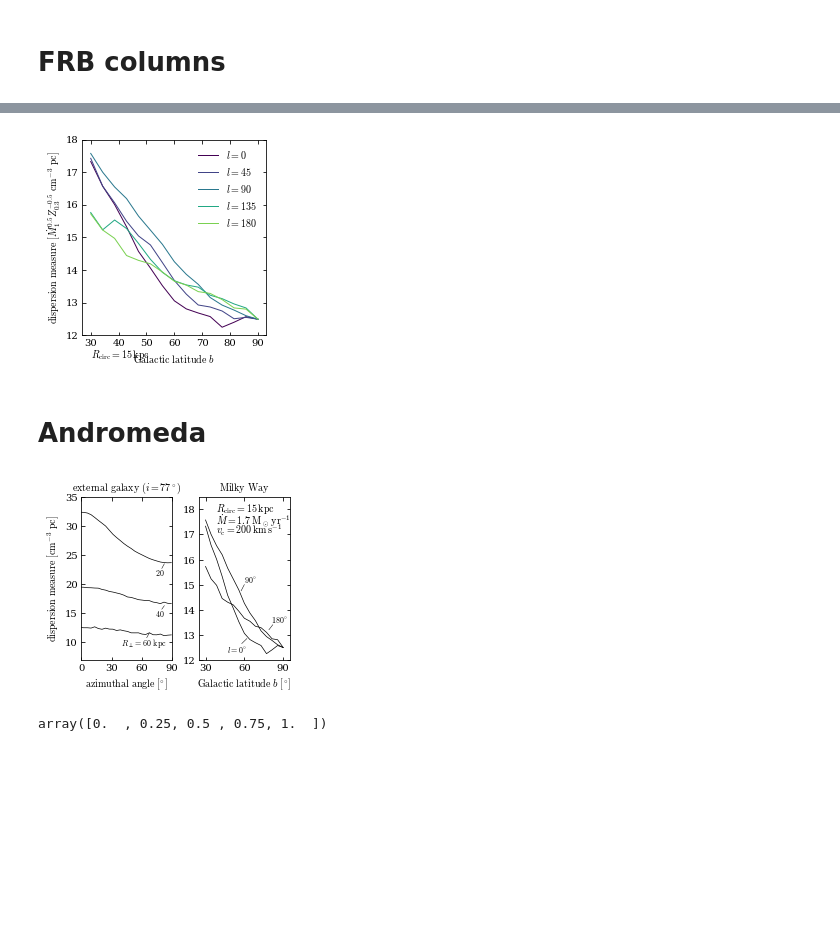
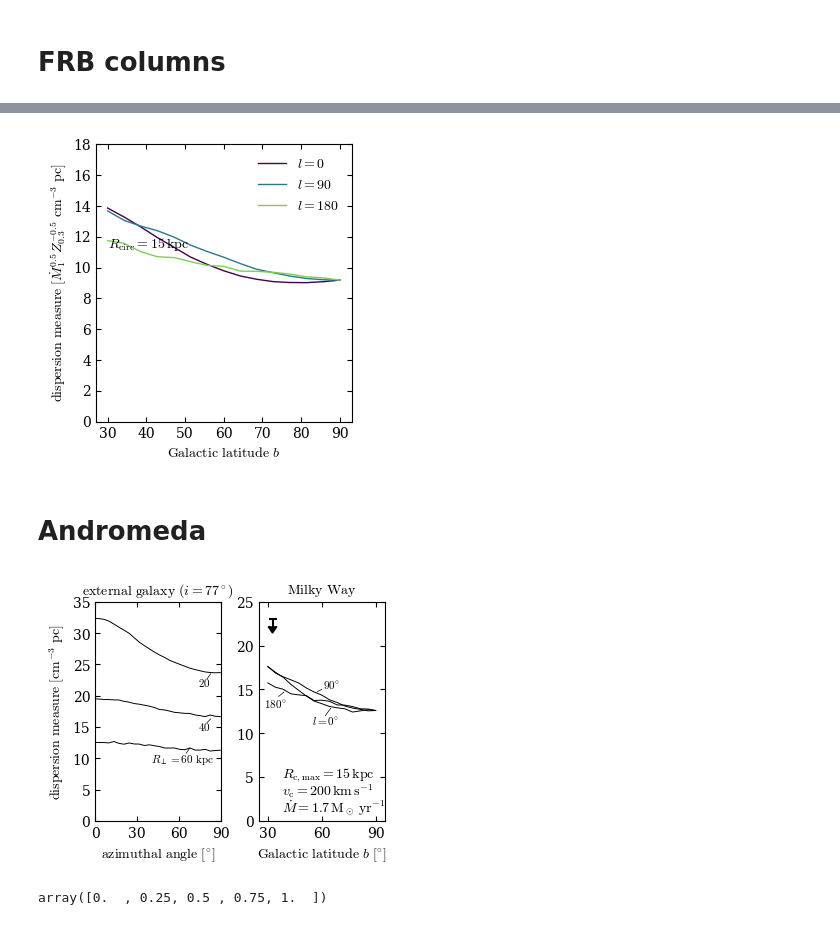
Before and after one commit to JonathanSternAstro/gizmo_analysis, a Jupyter notebook: ipynb/subsonic_solution/observables.ipynb, the cells around one changed output, grey strips where cells are left out. Saved outputs shown, nothing was run; the diff lists cells and outputs as text; code cells hidden in the pictures; blank space fills up the shorter version.

```diff
--- a/ipynb/subsonic_solution/observables.ipynb
+++ b/ipynb/subsonic_solution/observables.ipynb
@@ -306,4 +164,5 @@ yt : [INFO     ] 2023-11-16 10:45:29,163 Making a FITS image of field velocity_x
 # %%
+maskR, maskz = 18,3
 X,Y = emission_weighted_velocity_tuple[:2]
 Xmesh,Ymesh = np.meshgrid(X,Y)
 mask = ~((np.abs(Xmesh)<maskR) & (np.abs(Ymesh)<maskz))
@@ -313,3 +184,13 @@ from projectPlotBasics import *
+# %%
+f = np.load('/Users/jonathanstern/Dropbox/github_repositories/gizmo_analysis/ipynb/subsonic_solution/pyobjs/NGC891_kSZ.npz')
+kSZ, extent = -f['kSZ'],f['extent']
+#kSZ = downsample(kSZ,40) #so pixel size is 100/(1200/40) kpc ~ 3 kpc
+X = np.linspace(extent[0],extent[1],kSZ.shape[0])
+Y = np.linspace(extent[2],extent[3],kSZ.shape[1])
+Xmesh,Ymesh = np.meshgrid(X,Y)
+maskR, maskz = 18,3
+mask = ~((np.abs(Xmesh)<maskR) & (np.abs(Ymesh)<maskz))
+y_tuple = X,Y,kSZ * mask
 # %%
 xrng = 50
 fig = pl.figure(figsize=(fig_width_half,6))
@@ -700,9 +619,10 @@ yt : [INFO     ] 2023-11-22 15:25:27,308 Load this dataset with bounding_box=[[-
 import scipy, scipy.interpolate
 center = np.array([0.,0., 0.])
 sun_offset = np.array([8.,0., 0.])
-max_ray_length = 108
+max_r = 50#100
+max_ray_length = max_r+8
 Npoints = 1000
-dl = ray_length / Npoints
+dl = max_ray_length / Npoints
 start_loc = center+sun_offset
 bs = np.linspace(np.pi/6,np.pi/2,15)
 ls = np.linspace(0,np.pi,5)
@@ -713,12 +633,12 @@ for l in ls[:]:
     for ib,b in enumerate(bs[:]):
         phi,theta = np.pi-l, np.pi/2-b
         unit_vector = np.array([np.sin(theta)*np.cos(phi),np.sin(theta)*np.sin(phi), np.cos(theta)])
-        end_loc = start_loc + ray_length * unit_vector
+        end_loc = start_loc + max_ray_length * unit_vector
         points = np.array([(end_loc - start_loc) / Npoints * i for i in np.arange(Npoints)]) + start_loc
         points_rs = (points**2).sum(axis=1)**0.5
         for isim,ds in enumerate(dss[:1]):
-            interpolated_n_elec = scipy.interpolate.interpn((xs,xs,xs),(n_elec,n_elec2)[isim],points[points_rs<100])
-            interpolated_Ts = scipy.interpolate.interpn((xs,xs,xs),(Ts,Ts2)[isim],points[points_rs<100])
+            interpolated_n_elec = scipy.interpolate.interpn((xs,xs,xs),(n_elec,n_elec2)[isim],points[points_rs<max_r])
+            interpolated_Ts = scipy.interpolate.interpn((xs,xs,xs),(Ts,Ts2)[isim],points[points_rs<max_r])
             DM[isim][l][ib] = (interpolated_n_elec * (interpolated_Ts>1e6)).sum()*dl
 # %%
 pl.figure(figsize=(3.5,3.6))
@@ -727,6 +647,7 @@ pl.subplots_adjust(left=0.17)
 for isim,ds in enumerate(dss[:1]):
     norm = (1.5**0.5,2.7**0.5 * (0.1/0.3)**-0.5)[isim]
     for il,l in enumerate(ls):
+        if il%2==1: continue
         pl.plot(bs/np.pi*180,DM[isim][l]*1000/norm,label=r'$l=%d$'%(l/np.pi*180),
                 lw=(1,0.5)[isim],ls=('-',':')[isim],c=pl.get_cmap('viridis')(il/len(ls)))
 pl.xlabel(r'${\rm Galactic~latitude}\ b$')
@@ -734,10 +655,10 @@ pl.ylabel(r'${\rm dispersion~measure}\ [\dot{M}_1^{0.5}Z_{0.3}^{-0.5}\ {\rm cm}^
 ax.xaxis.set_major_locator(ticker.MultipleLocator(10))
 pl.legend(frameon=False)
 pl.text(30,11.3,r'$R_{\rm circ}=15\,{\rm kpc}$')
-pl.ylim(12,18)
+pl.ylim(0,18)
 pl.savefig(figdir+'FRB_DM.pdf')
 # %% [output]
-[figure, old version]
+[figure, new version]
 # %% [markdown]
 # Andromeda
 # %%
@@ -764,40 +687,44 @@ for Rimp in Rimps:
 # %%
-pl.figure(figsize=(fig_width_half*1.1,3)); pl.subplots_adjust(wspace=0.3)
+pl.figure(figsize=(fig_width_half*1.1,3)); pl.subplots_adjust(wspace=0.3,bottom=0.15)
 ax = pl.subplot(121)
 for isim,ds in enumerate(dss[:1]):
     norm = (1.5**0.5,2.7**0.5 * (0.1/0.3)**-0.5)[isim]
     for iR,Rimp in enumerate(Rimps[:-1]):
         pl.plot(90-azimuths/np.pi*180,DM_M31[isim][Rimp]*1000/norm,
                 ls=('-',':')[isim],c='k',lw=0.7)
 pl.text(165/2,21.5,r'$20$',ha='right',fontsize=8); pl.plot([160/2,165/2],[22.7,23.5],lw=0.5,c='k')
 pl.text(165/2,14.5,r'$40$',ha='right',fontsize=8); pl.plot([160/2,165/2],[15.7,16.3],lw=0.5,c='k')
 pl.text(170/2,9.4,r'$R_\perp=60\ {\rm kpc}$',ha='right',fontsize=8); pl.plot([130/2,135/2],[10.8,11.6],lw=0.5,c='k')
 pl.xlabel(r'${\rm azimuthal~angle}\ [^{\circ}]$')
 pl.ylabel(r'${\rm dispersion~measure}\ [{\rm cm}^{-3}\ {\rm pc}]$')
 ax.xaxis.set_major_locator(ticker.MultipleLocator(30))
-pl.xlim(0,90); pl.ylim(7,35)
+pl.xlim(0,90); pl.ylim(0,35)
 pl.title(r'${\rm external~galaxy}\ (i=77^\circ)$',fontsize=10)
 ax = pl.subplot(122)
 for isim,ds in enumerate(dss[:1]):
     norm = (1.5**0.5,2.7**0.5 * (0.1/0.3)**-0.5)[isim]
     for il,l in enumerate(ls[::2]):
         pl.plot(bs/np.pi*180,DM[isim][l]*1000/norm,label=r'$l=%d$'%(l/np.pi*180),
                 ls=('-',':')[isim],c='k',lw=0.7)
 pl.xlabel(r'${\rm Galactic~latitude}\ b\ [^{\circ}]$')
 ax.xaxis.set_major_locator(ticker.MultipleLocator(30))
+ax.yaxis.set_major_locator(ticker.MultipleLocator(5))
+
 #pl.text(80,12.35,r'$45^{\circ}$'); pl.plot([78,82],[12.22,12.3],lw=0.5,c='k')
+
 pl.text(70,15.1,r'$90^{\circ}$',ha='right',fontsize=8); pl.plot([57.5,60],[14.75,15],lw=0.5,c='k')
-pl.text(94,13.5,r'$180^{\circ}$',ha='right',fontsize=8); pl.plot([82,79],[13.4,13.2],lw=0.5,c='k')
-pl.text(62,12.3,r'$l=0^{\circ}$',ha='right',fontsize=8); pl.plot([58,62],[12.65,12.85],lw=0.5,c='k')
-pl.text(38,18.3,r'$R_{\rm c}=15\,{\rm kpc}$',ha='left',va='top')
+pl.text(28,13,r'$180^{\circ}$',ha='left',fontsize=8); pl.plot([36,39],[14.2,14.7],lw=0.5,c='k')
+pl.text(70,11,r'$l=0^{\circ}$',ha='right',fontsize=8); pl.plot([62,65],[12,12.85],lw=0.5,c='k')
+pl.text(38,5,r'$R_{\rm c,max}=15\,{\rm kpc}$',ha='left')
 #pl.text(50,16.2,r'$r<100\,{\rm kpc}$',ha='left',va='top')
-pl.text(38,17.5,r'$v_{\rm c}=200\,{\rm km}\,{\rm s}^{-1}$',ha='left',va='top')
-pl.text(38,17.9,r'$\dot{M}=1.7\,{\rm M}_\odot\,{\rm yr}^{-1}$',ha='left',va='top')
-pl.xlim(25,95); pl.ylim(12,18.5)
+pl.text(38,3,r'$v_{\rm c}=200\,{\rm km}\,{\rm s}^{-1}$',ha='left')
+pl.text(38,1,r'$\dot{M}=1.7\,{\rm M}_\odot\,{\rm yr}^{-1}$',ha='left')
+[pl.scatter([32.65,32.65,32.6][im],[23.,22.5,21.5][im],marker=m,facecolor='k',edgecolor='k') for im,m in enumerate(('_','|',7))]
+pl.xlim(25,95); pl.ylim(0,25)
 pl.title(r'${\rm Milky~Way}$',fontsize=10)
 pl.savefig(figdir+'FRB_DM_M31.pdf')
 # %% [output]
-[figure, old version]
+[figure, new version]
 # %%
 ls/np.pi
 # %% [output]
```
Also changed, not shown: parts of 44 cells of this notebook, 2 other files.
